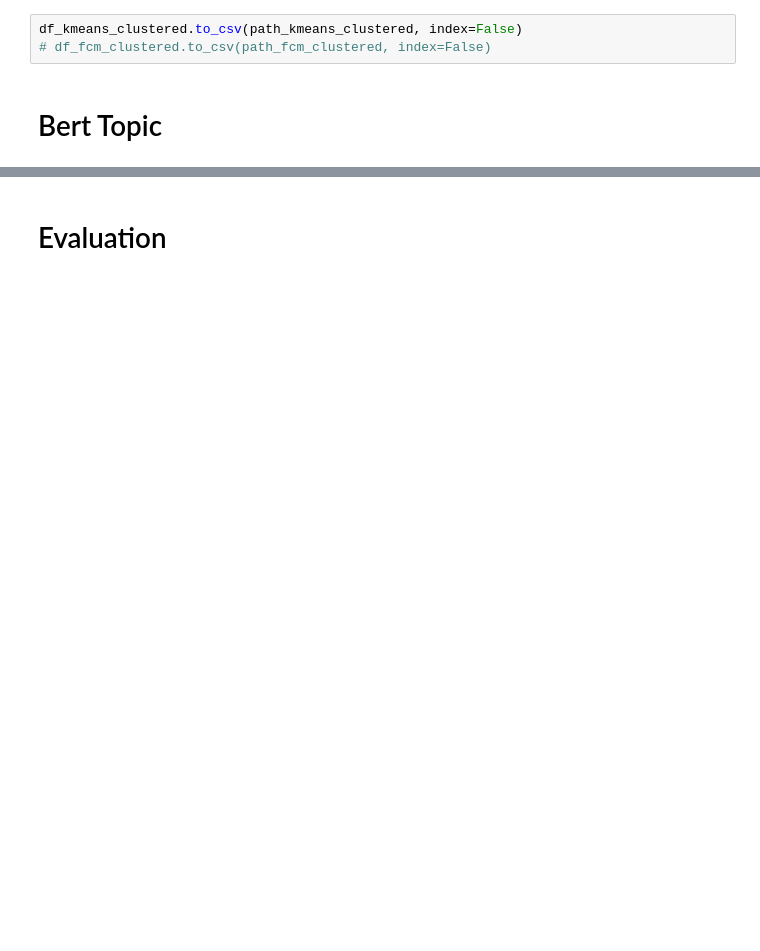
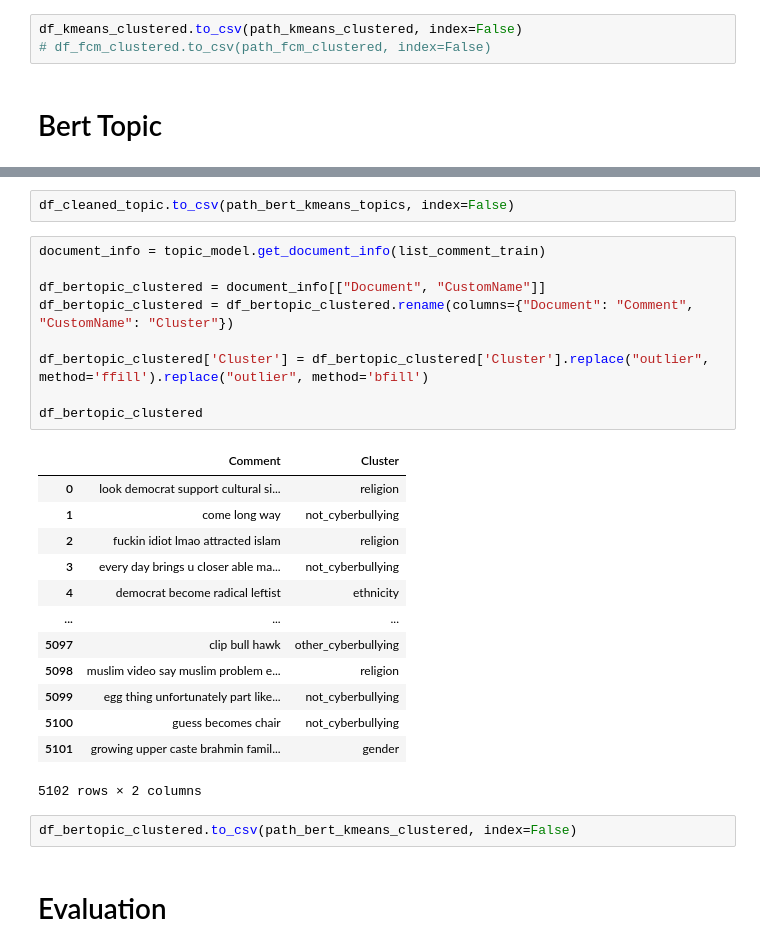
Before and after one commit to FangLee2003/Text-Clustering-Auto-Labeling, a Jupyter notebook: Text Clustering & Auto Labeling.ipynb, the cells around one changed output, grey strips where cells are left out. Cells and saved outputs as stored; diff of their text form; blank space fills up the shorter version.

```diff
--- a/Text Clustering & Auto Labeling.ipynb
+++ b/Text Clustering & Auto Labeling.ipynb
@@ -659,3 +704,30 @@ df_bertopic_clustered.to_csv(path_bertopic_clustered, index=False)
+# %%
+df_cleaned_topic.to_csv(path_bert_kmeans_topics, index=False)
+# %%
+document_info = topic_model.get_document_info(list_comment_train)
+
+df_bertopic_clustered = document_info[["Document", "CustomName"]]
+df_bertopic_clustered = df_bertopic_clustered.rename(columns={"Document": "Comment", "CustomName": "Cluster"})
+
+df_bertopic_clustered['Cluster'] = df_bertopic_clustered['Cluster'].replace("outlier", method='ffill').replace("outlier", method='bfill')
+
+df_bertopic_clustered
+# %% [output]
+|  | Comment | Cluster |
+| 0 | look democrat support cultural si... | religion |
+| 1 | come long way | not_cyberbullying |
+| 2 | fuckin idiot lmao attracted islam | religion |
+| 3 | every day brings u closer able ma... | not_cyberbullying |
+| 4 | democrat become radical leftist | ethnicity |
+| ... | ... | ... |
+| 5097 | clip bull hawk | other_cyberbullying |
+| 5098 | muslim video say muslim problem e... | religion |
+| 5099 | egg thing unfortunately part like... | not_cyberbullying |
+| 5100 | guess becomes chair | not_cyberbullying |
+| 5101 | growing upper caste brahmin famil... | gender |
+5102 rows × 2 columns
+# %%
+df_bertopic_clustered.to_csv(path_bert_kmeans_clustered, index=False)
 # %% [markdown]
 # Evaluation
 # %%
```
Also changed, not shown: parts of 38 cells of this notebook, 14 other files.
